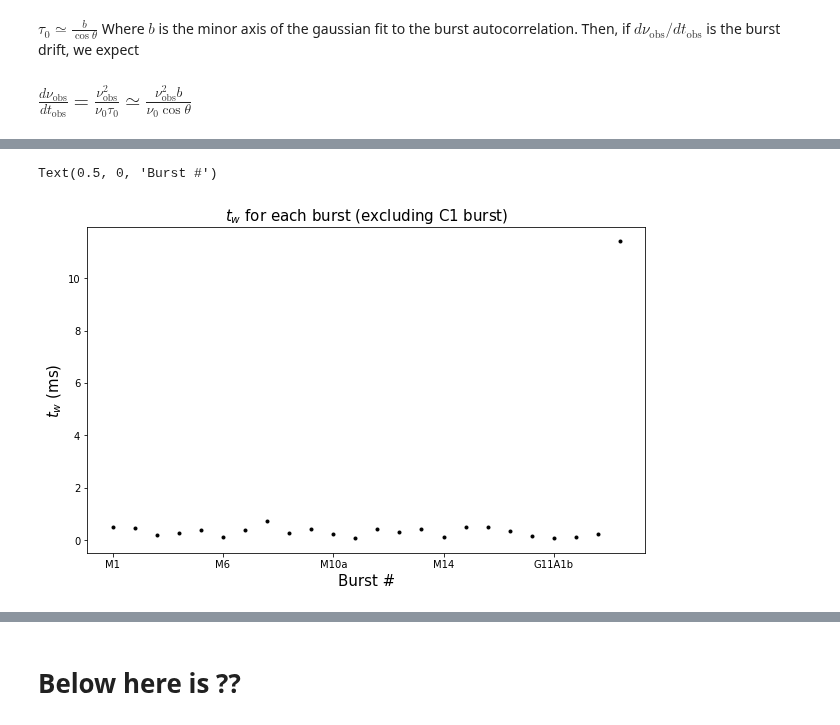
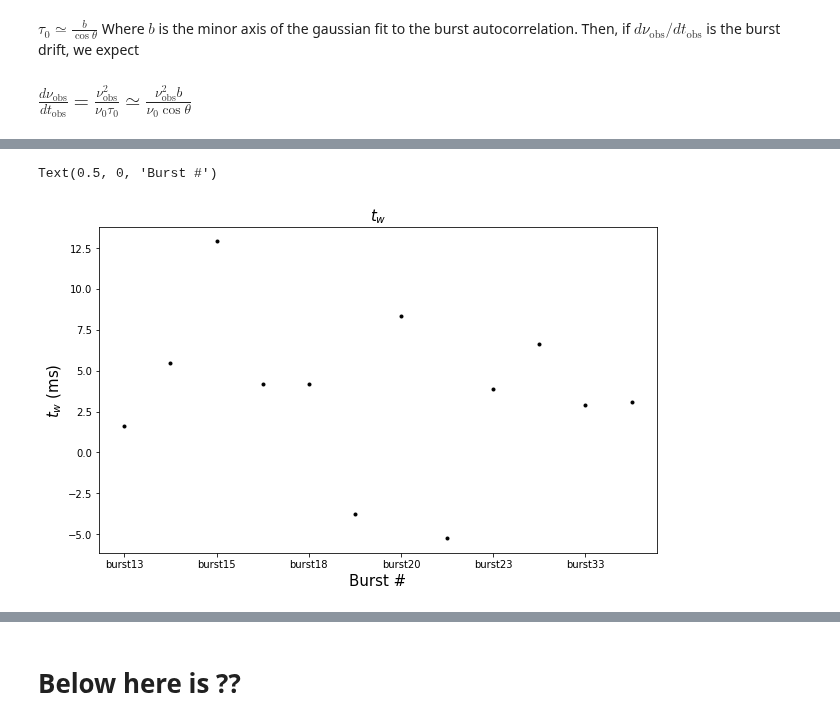
Before and after one commit to mef51/subdriftlaw, a Jupyter notebook: universal/Tobs_universal.ipynb, the cells around one changed output, grey strips where cells are left out. Saved outputs shown, nothing was run; the diff lists cells and outputs as text; code cells hidden in the pictures.

Commit message:
180916 bursts appear to be on trend

```diff
--- a/Tobs.ipynb
+++ b/universal/Tobs_universal.ipynb
@@ -18,5 +18,5 @@ import functools
 print = functools.partial(print, flush=True) # print doesn't happen til script ends so force it to flush... windows thing?
 import pandas as pd
 
-bursts = pd.read_csv('bursts.csv')
+bursts = pd.read_csv('data/CHIME_180916_imgs/chime_180916_fit_params.csv')
 bursts = bursts.set_index('name')
@@ -43,0 +23,5 @@ bursts
+# %%
+## Correct sigmax and sigmay for pixel scale
+bursts['sigmax'] = bursts[['sigmax_p', 'xscale']].apply(lambda row: row['sigmax_p']/row['xscale'], axis=1)
+bursts['sigmay'] = bursts[['sigmay_p', 'yscale']].apply(lambda row: row['sigmay_p']/row['yscale'], axis=1)
+bursts
@@ -44,44 +43,45 @@ bursts
 # %%
 bursts['drift_abs'] = abs(bursts['drift (mhz/ms)'])
 bursts['min_sigma'] = bursts[['sigmax','sigmay']].apply(lambda row: min(row['sigmax'], row['sigmay']), axis=1)
 bursts['max_sigma'] = bursts[['sigmax','sigmay']].apply(lambda row: max(row['sigmax'], row['sigmay']), axis=1)
 # the following two lines assume that if sigmax > sigmay, then sigmax_error > sigmay_error, which is true (so far) for this dataset
-bursts['min_sigma_error'] = bursts[['sigmax_error','sigmay_error']].apply(lambda row: min(row['sigmax_error'], row['sigmay_error']), axis=1)
-bursts['max_sigma_error'] = bursts[['sigmax_error','sigmay_error']].apply(lambda row: max(row['sigmax_error'], row['sigmay_error']), axis=1)
+# bursts['min_sigma_error'] = bursts[['sigmax_error','sigmay_error']].apply(lambda row: min(row['sigmax_error'], row['sigmay_error']), axis=1)
+# bursts['max_sigma_error'] = bursts[['sigmax_error','sigmay_error']].apply(lambda row: max(row['sigmax_error'], row['sigmay_error']), axis=1)
 
 bursts['sigma_t']   = bursts[['min_sigma','time_res']].apply(lambda row: row['min_sigma']*row['time_res'], axis=1)
 
 bursts['tau_w'] = bursts[['time_res', 'min_sigma', 'max_sigma', 'angle']].apply(
     lambda r: r['time_res']*r['min_sigma']*r['max_sigma'] / np.sqrt( np.abs((np.sin(r['angle']-np.pi/2)*r['min_sigma'])**2 + (np.cos(r['angle']-np.pi/2)*r['max_sigma'])**2 )),
     axis=1
 )
 
 # this error is in ms
-bursts['tau_w_error'] = bursts[['time_res', 'min_sigma', 'max_sigma', 'min_sigma_error', 'max_sigma_error', 'angle', 'angle_error']].apply(
-    lambda r: 1e3*r['time_res']*np.sqrt((r['angle_error']**2*r['max_sigma']**2*r['min_sigma']**2*(2*r['max_sigma']**2*np.cos(r['angle']-np.pi/2)*np.sin(r['angle']-np.pi/2) - 2*r['min_sigma']**2*np.cos(r['angle']-np.pi/2)*np.sin(r['angle']-np.pi/2))**2)/(4.*(r['min_sigma']**2*np.cos(r['angle']-np.pi/2)**2 + r['max_sigma']**2*np.sin(r['angle']-np.pi/2)**2)**3)+ r['min_sigma_error']**2*(-((r['max_sigma']*r['min_sigma']**2*np.cos(r['angle']-np.pi/2)**2)/(r['min_sigma']**2*np.cos(r['angle']-np.pi/2)**2 + r['max_sigma']**2*np.sin(r['angle']-np.pi/2)**2)**1.5) + r['max_sigma']/np.sqrt(r['min_sigma']**2*np.cos(r['angle']-np.pi/2)**2 + r['max_sigma']**2*np.sin(r['angle']-np.pi/2)**2))**2+ r['max_sigma_error']**2*(-((r['max_sigma']**2*r['min_sigma']*np.sin(r['angle']-np.pi/2)**2)/(r['min_sigma']**2*np.cos(r['angle']-np.pi/2)**2 + r['max_sigma']**2*np.sin(r['angle']-np.pi/2)**2)**1.5) + r['min_sigma']/np.sqrt(r['min_sigma']**2*np.cos(r['angle']-np.pi/2)**2 + r['max_sigma']**2*np.sin(r['angle']-np.pi/2)**2))**2),
-    axis=1
-)
+# bursts['tau_w_error'] = bursts[['time_res', 'min_sigma', 'max_sigma', 'min_sigma_error', 'max_sigma_error', 'angle', 'angle_error']].apply(
+#     lambda r: 1e3*r['time_res']*np.sqrt((r['angle_error']**2*r['max_sigma']**2*r['min_sigma']**2*(2*r['max_sigma']**2*np.cos(r['angle']-np.pi/2)*np.sin(r['angle']-np.pi/2) - 2*r['min_sigma']**2*np.cos(r['angle']-np.pi/2)*np.sin(r['angle']-np.pi/2))**2)/(4.*(r['min_sigma']**2*np.cos(r['angle']-np.pi/2)**2 + r['max_sigma']**2*np.sin(r['angle']-np.pi/2)**2)**3)+ r['min_sigma_error']**2*(-((r['max_sigma']*r['min_sigma']**2*np.cos(r['angle']-np.pi/2)**2)/(r['min_sigma']**2*np.cos(r['angle']-np.pi/2)**2 + r['max_sigma']**2*np.sin(r['angle']-np.pi/2)**2)**1.5) + r['max_sigma']/np.sqrt(r['min_sigma']**2*np.cos(r['angle']-np.pi/2)**2 + r['max_sigma']**2*np.sin(r['angle']-np.pi/2)**2))**2+ r['max_sigma_error']**2*(-((r['max_sigma']**2*r['min_sigma']*np.sin(r['angle']-np.pi/2)**2)/(r['min_sigma']**2*np.cos(r['angle']-np.pi/2)**2 + r['max_sigma']**2*np.sin(r['angle']-np.pi/2)**2)**1.5) + r['min_sigma']/np.sqrt(r['min_sigma']**2*np.cos(r['angle']-np.pi/2)**2 + r['max_sigma']**2*np.sin(r['angle']-np.pi/2)**2))**2),
+#     axis=1
+# )
 
 bursts['sigma_t_ms'] = bursts['sigma_t']*1e3
 bursts['tau_w_ms'] = bursts['tau_w']*1e3
 
 ## C1
-bursts.at['C1', 'tau_w_ms'] = 11.4
-bursts.at['C1', 'tau_w'] = 11.4/1000
-bursts.at['C1', 'tau_w_error'] = 0.12
+# bursts.at['C1', 'tau_w_ms'] = 11.4
+# bursts.at['C1', 'tau_w'] = 11.4/1000
+# bursts.at['C1', 'tau_w_error'] = 0.12
 
-bursts_to_include = ['M1', 'M2', 'M3', 'M4', 'M5', 'M6', 'M7', 'M8', 'M9a', 'M9b', 'M10a', 'M10b', 'M11', 'M12', 'M13', 'M14', 'M15', 'M16', 'G11D', 'G11A1a', 'G11A1b', 'G11A2', 'G11A3', 'C1']
+bursts_to_include = ['burst'+x for x in ['13', '14', '15', '16', '18', '19', '20', '21', '23', '29', '33', '36']]
 fontsize=15
 
 selectbursts = bursts.loc[bursts_to_include]
 ax = selectbursts['tau_w_ms'].plot(style='k.', figsize=(10,6))
-ax.set_title("$t_w$ for each burst (excluding C1 burst)", size=fontsize)
+ax.set_title("$t_w$ ", size=fontsize)
 ax.set_ylabel('$t_w$ (ms)', size=fontsize)
 ax.set_xlabel('Burst #', size=fontsize)
 # plt.savefig('tw.png')
+# selectbursts[['tau_w_ms']]
 # %% [output]
 Text(0.5, 0, 'Burst #')
-[figure, old version]
+[figure, new version]
 # %%
 def reciprocal(x, a):
 	return a/x
```
Also changed, not shown: parts of 5 cells of this notebook, 13 other files.
